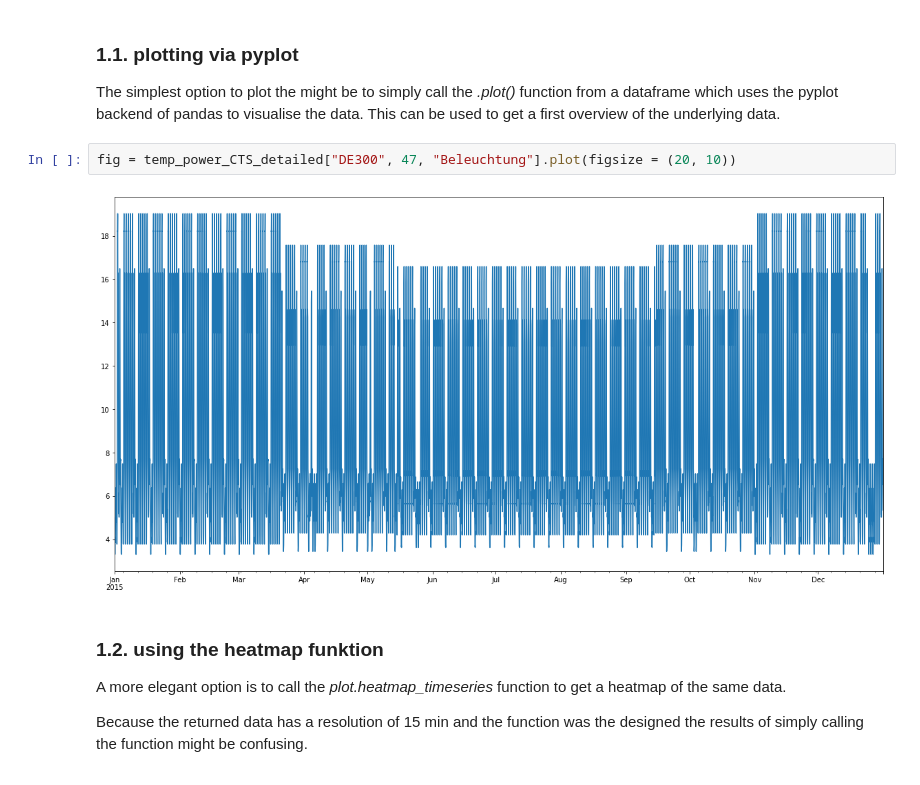
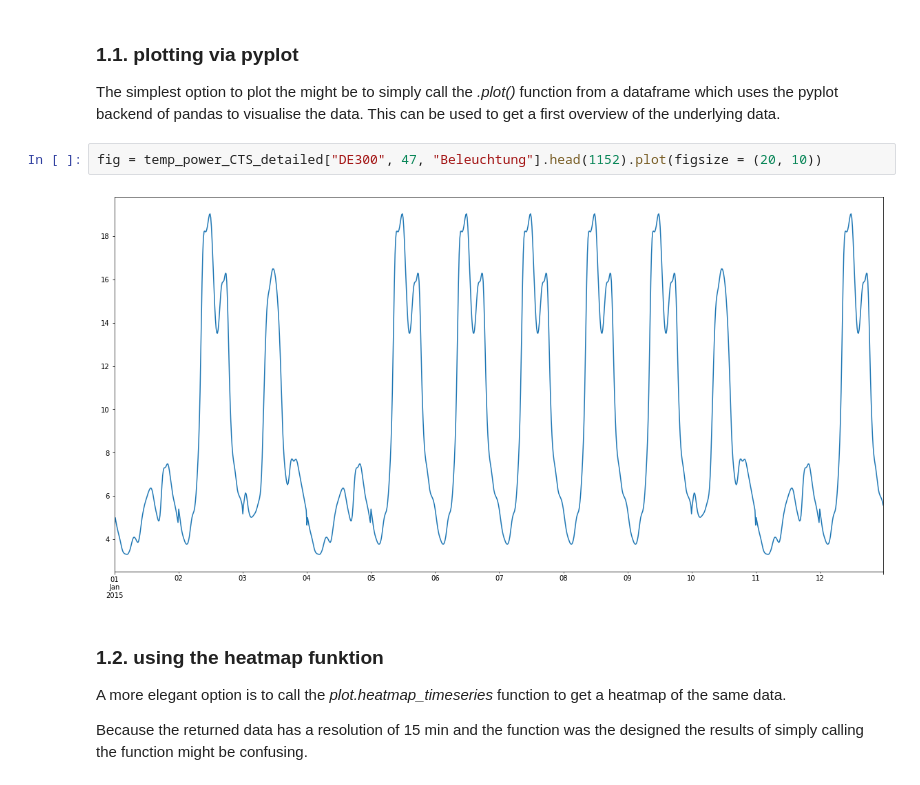
Before and after one commit to DemandRegioTeam/disaggregator, a Jupyter notebook: XX_Demo_application_disaggregations.ipynb, the cells around one changed output. Cells and saved outputs as stored; diff of their text form.

Commit message:
integrated plot function

```diff
--- a/XX_Demo_application_disaggregations.ipynb
+++ b/XX_Demo_application_disaggregations.ipynb
@@ -181,9 +181,9 @@ There are multiple ways to visualise the temporal data sets
 ### 1.1. plotting via pyplot
 The simplest option to plot the might be to simply call the *.plot()* function from a dataframe which uses the pyplot backend of pandas to visualise the data. This can be used to get a first overview of the underlying data.
 # %%
-fig = temp_power_CTS_detailed["DE300", 47, "Beleuchtung"].plot(figsize = (20, 10))
+fig = temp_power_CTS_detailed["DE300", 47, "Beleuchtung"].head(1152).plot(figsize = (20, 10))
 # %% [output]
-[figure, old version]
+[figure, new version]
 # %% [markdown]
 ### 1.2. using the heatmap funktion
 A more elegant option is to call the *plot.heatmap_timeseries* function to get a heatmap of the same data.
```
Also changed, not shown: parts of 3 cells of this notebook, 1 other file.
